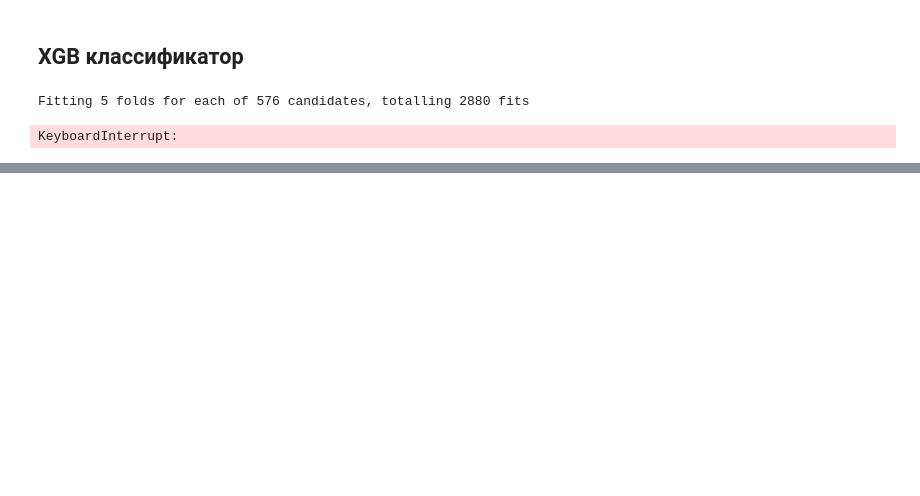
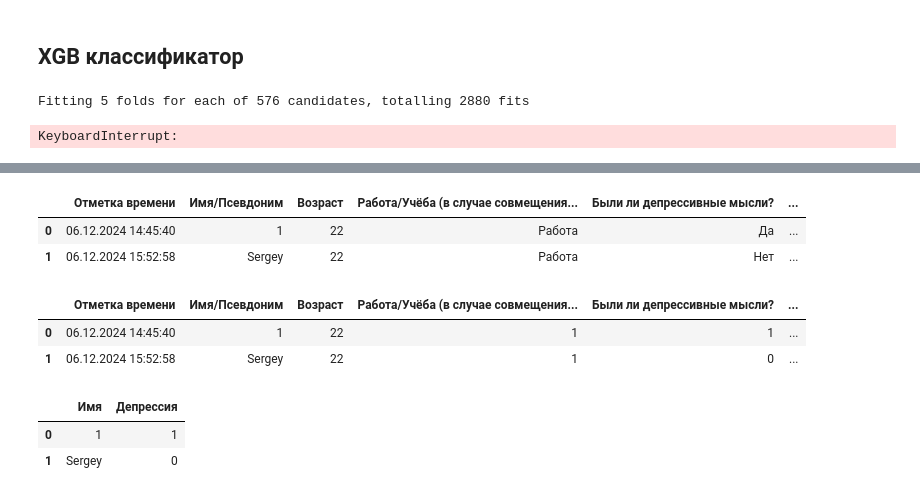
Before and after one commit to sympathhy/KAGGLE, a Jupyter notebook: Mental_Health/Competition_kaggle.ipynb, the cells around one changed output, grey strips where cells are left out. Cells and saved outputs as stored; diff of their text form; code cells hidden in the pictures; blank space fills up the shorter version.

```diff
--- a/Mental_Health/Competition_kaggle.ipynb
+++ b/Mental_Health/Competition_kaggle.ipynb
@@ -603,0 +604,7 @@ xgb_estimator.score(X_test, y_test)
+# %%
+test = pd.read_csv('output.csv')
+test.head()
+# %% [output]
+|  | Отметка времени | Имя/Псевдоним | Возраст | Работа/Учёба (в случае совмещения... | Были ли депрессивные мысли? | ... |
+| 0 | 06.12.2024 14:45:40 | 1 | 22 | Работа | Да | ... |
+| 1 | 06.12.2024 15:52:58 | Sergey | 22 | Работа | Нет | ... |
@@ -603,0 +614,6 @@ xgb_estimator.score(X_test, y_test)
+# %%
+test
+# %% [output]
+|  | Отметка времени | Имя/Псевдоним | Возраст | Работа/Учёба (в случае совмещения... | Были ли депрессивные мысли? | ... |
+| 0 | 06.12.2024 14:45:40 | 1 | 22 | 1 | 1 | ... |
+| 1 | 06.12.2024 15:52:58 | Sergey | 22 | 1 | 0 | ... |
@@ -603,0 +624,7 @@ xgb_estimator.score(X_test, y_test)
+# %%
+to_disp = pd.DataFrame({'Имя':test['Имя/Псевдоним'], 'Депрессия':estimator.predict(out)})
+to_disp
+# %% [output]
+|  | Имя | Депрессия |
+| 0 | 1 | 1 |
+| 1 | Sergey | 0 |
```
Also changed, not shown: parts of 19 cells of this notebook.
